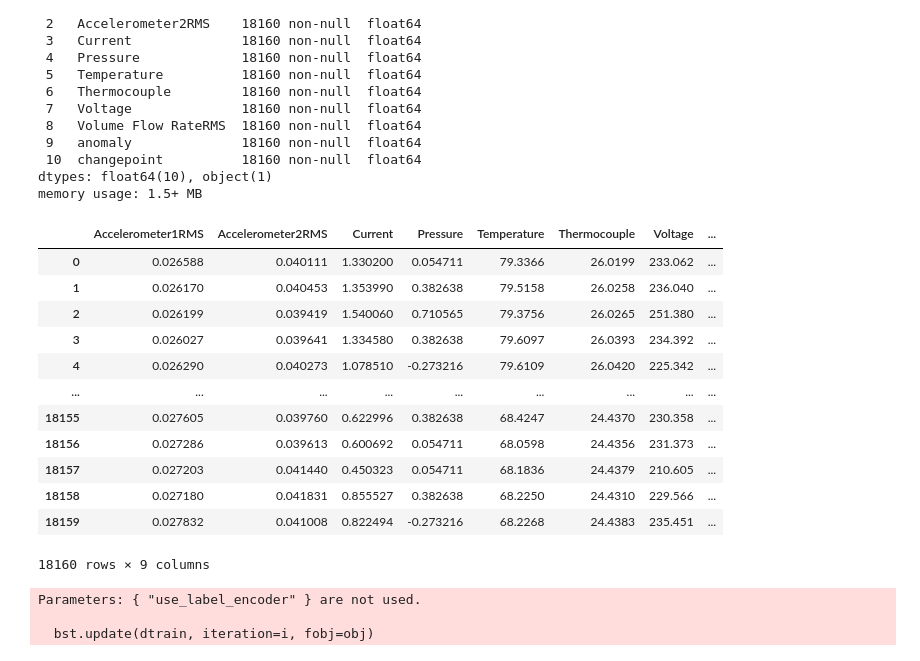
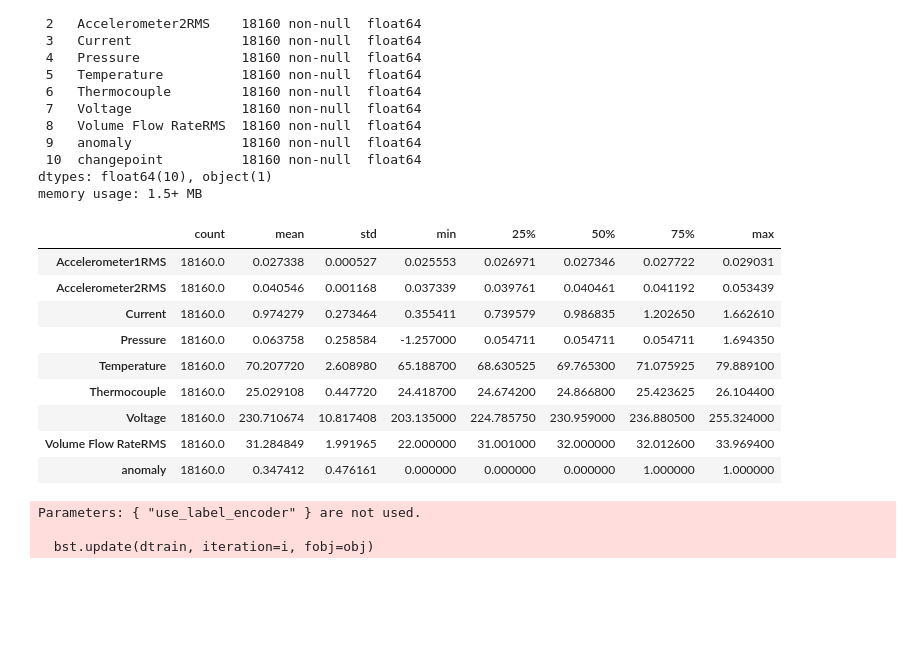
Before and after one commit to asa-neko/B3_Fri1, a Jupyter notebook: main.ipynb, the cells around one changed output. Drawn from its saved outputs; the diff is of its cells as text; code cells hidden in the pictures; blank space fills up the shorter version.

```diff
--- a/main.ipynb
+++ b/main.ipynb
@@ -91,21 +91,18 @@ dtypes: float64(10), object(1)
 memory usage: 1.5+ MB
 # %%
 df = df.drop(["datetime", "changepoint"], axis=1)
-df
+df.describe().T
 # %% [output]
-|  | Accelerometer1RMS | Accelerometer2RMS | Current | Pressure | Temperature | Thermocouple | Voltage | ... |
-| 0 | 0.026588 | 0.040111 | 1.330200 | 0.054711 | 79.3366 | 26.0199 | 233.062 | ... |
-| 1 | 0.026170 | 0.040453 | 1.353990 | 0.382638 | 79.5158 | 26.0258 | 236.040 | ... |
-| 2 | 0.026199 | 0.039419 | 1.540060 | 0.710565 | 79.3756 | 26.0265 | 251.380 | ... |
-| 3 | 0.026027 | 0.039641 | 1.334580 | 0.382638 | 79.6097 | 26.0393 | 234.392 | ... |
-| 4 | 0.026290 | 0.040273 | 1.078510 | -0.273216 | 79.6109 | 26.0420 | 225.342 | ... |
-| ... | ... | ... | ... | ... | ... | ... | ... | ... |
-| 18155 | 0.027605 | 0.039760 | 0.622996 | 0.382638 | 68.4247 | 24.4370 | 230.358 | ... |
-| 18156 | 0.027286 | 0.039613 | 0.600692 | 0.054711 | 68.0598 | 24.4356 | 231.373 | ... |
-| 18157 | 0.027203 | 0.041440 | 0.450323 | 0.054711 | 68.1836 | 24.4379 | 210.605 | ... |
-| 18158 | 0.027180 | 0.041831 | 0.855527 | 0.382638 | 68.2250 | 24.4310 | 229.566 | ... |
-| 18159 | 0.027832 | 0.041008 | 0.822494 | -0.273216 | 68.2268 | 24.4383 | 235.451 | ... |
+|  | count | mean | std | min | 25% | 50% | 75% | max |
+| Accelerometer1RMS | 18160.0 | 0.027338 | 0.000527 | 0.025553 | 0.026971 | 0.027346 | 0.027722 | 0.029031 |
+| Accelerometer2RMS | 18160.0 | 0.040546 | 0.001168 | 0.037339 | 0.039761 | 0.040461 | 0.041192 | 0.053439 |
+| Current | 18160.0 | 0.974279 | 0.273464 | 0.355411 | 0.739579 | 0.986835 | 1.202650 | 1.662610 |
+| Pressure | 18160.0 | 0.063758 | 0.258584 | -1.257000 | 0.054711 | 0.054711 | 0.054711 | 1.694350 |
+| Temperature | 18160.0 | 70.207720 | 2.608980 | 65.188700 | 68.630525 | 69.765300 | 71.075925 | 79.889100 |
+| Thermocouple | 18160.0 | 25.029108 | 0.447720 | 24.418700 | 24.674200 | 24.866800 | 25.423625 | 26.104400 |
+| Voltage | 18160.0 | 230.710674 | 10.817408 | 203.135000 | 224.785750 | 230.959000 | 236.880500 | 255.324000 |
+| Volume Flow RateRMS | 18160.0 | 31.284849 | 1.991965 | 22.000000 | 31.001000 | 32.000000 | 32.012600 | 33.969400 |
+| anomaly | 18160.0 | 0.347412 | 0.476161 | 0.000000 | 0.000000 | 0.000000 | 1.000000 | 1.000000 |
-18160 rows × 9 columns
 # %%
 # 説明変数と目的変数の分割
 df_x = df.drop('anomaly', axis=1)
```
Also changed, not shown: parts of 2 cells of this notebook.
